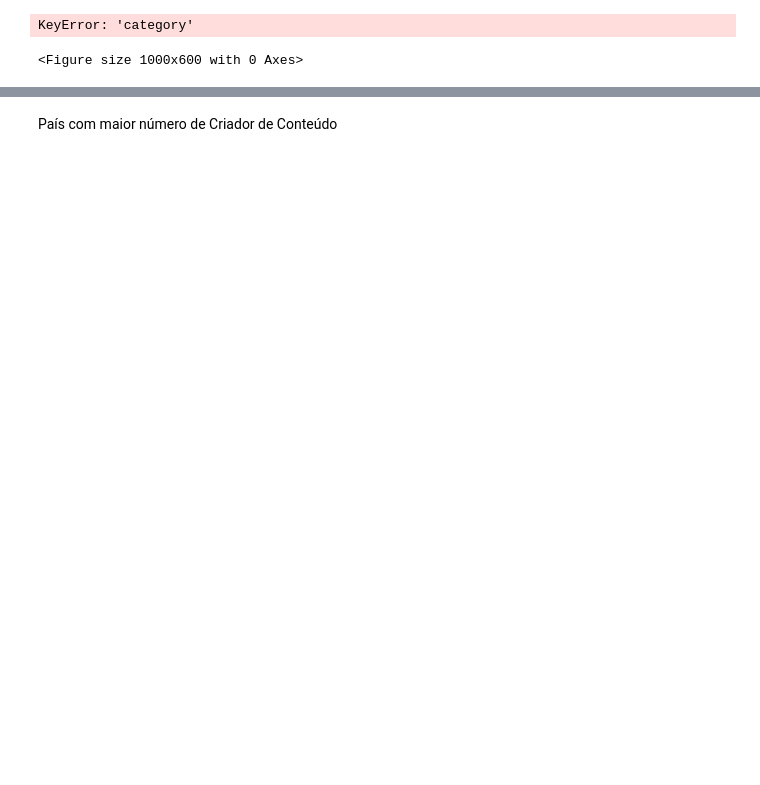
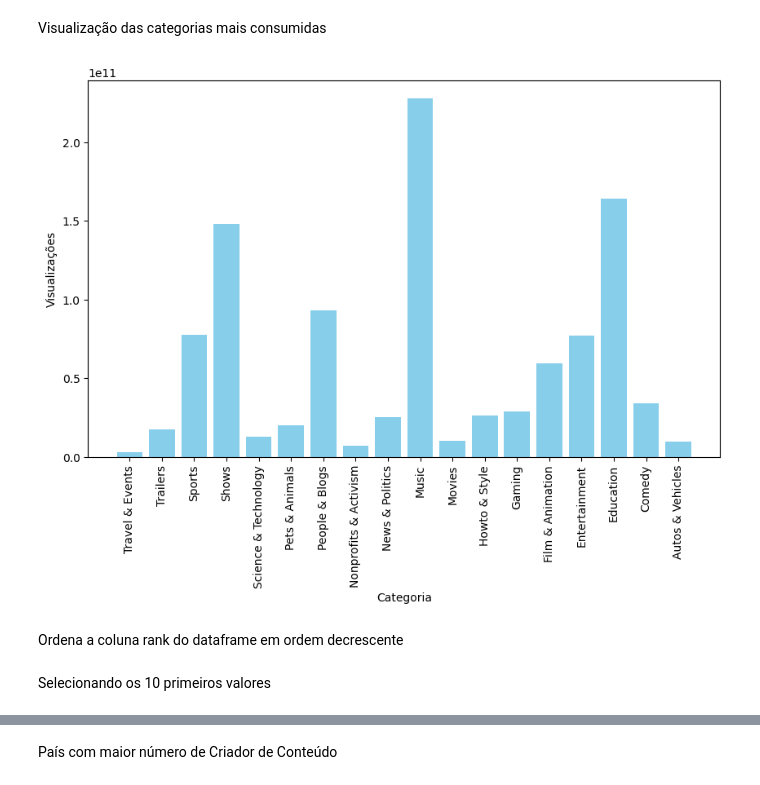
Before and after one commit to jhenifferakycharia/analise-de-dados-s18, a Jupyter notebook: Projeto Final/projeto_parte1.ipynb, the cells around one changed output, grey strips where cells are left out. Saved outputs shown, nothing was run; the diff lists cells and outputs as text; code cells hidden in the pictures; blank space fills up the shorter version.

```diff
--- a/Projeto Final/projeto_parte1.ipynb
+++ b/Projeto Final/projeto_parte1.ipynb
@@ -5,2 +11,2 @@ import matplotlib.pyplot as plt
 # %%
-df = pd.read_csv('Global YouTube Statistics.csv', sep=';', encoding='iso-8859-1')
+df = pd.read_csv('Global YouTube Statistics.csv', encoding='iso-8859-1')
@@ -34,0 +76,2 @@ Analisando preferências de Conteúdo
+# %%
+df = df.dropna(subset=['category'])
@@ -34,0 +80,2 @@ Analisando preferências de Conteúdo
+# %%
+df['category'] = df['category'].astype(str)
@@ -39,17 +104,13 @@ KeyError: 'category'
+# %% [markdown]
+Visualização das categorias mais consumidas
 # %%
 plt.figure(figsize=(10, 6))
 plt.bar(df['category'], df['video views'], color='skyblue')
 plt.xlabel('Categoria')
 plt.ylabel('Visualizações')
-plt.title('Preferência de Conteúdo dos Usuários por Visualizações de Vídeos')
-plt.xticks(rotation=45, ha='right')  # Rotação dos rótulos para melhor legibilidade
-
-# Adicionando rótulos nas barras
-for i, v in enumerate(df['video views']):
-    plt.text(i, v + 100, str(v), ha='center', va='bottom', fontsize=8)
-
-plt.tight_layout()
+plt.xticks(rotation=90)  # Rotaciona os rótulos do eixo x para melhor legibilidade
 plt.show()
 # %% [output]
-KeyError: 'category'
-<Figure size 1000x600 with 0 Axes>
+[figure, added]
+# %% [markdown]
+Ordena a coluna rank do dataframe em ordem decrescente
@@ -55,0 +119,2 @@ KeyError: 'category'
+# %% [markdown]
+Selecionando os 10 primeiros valores
```
Also changed, not shown: parts of 29 cells of this notebook.
